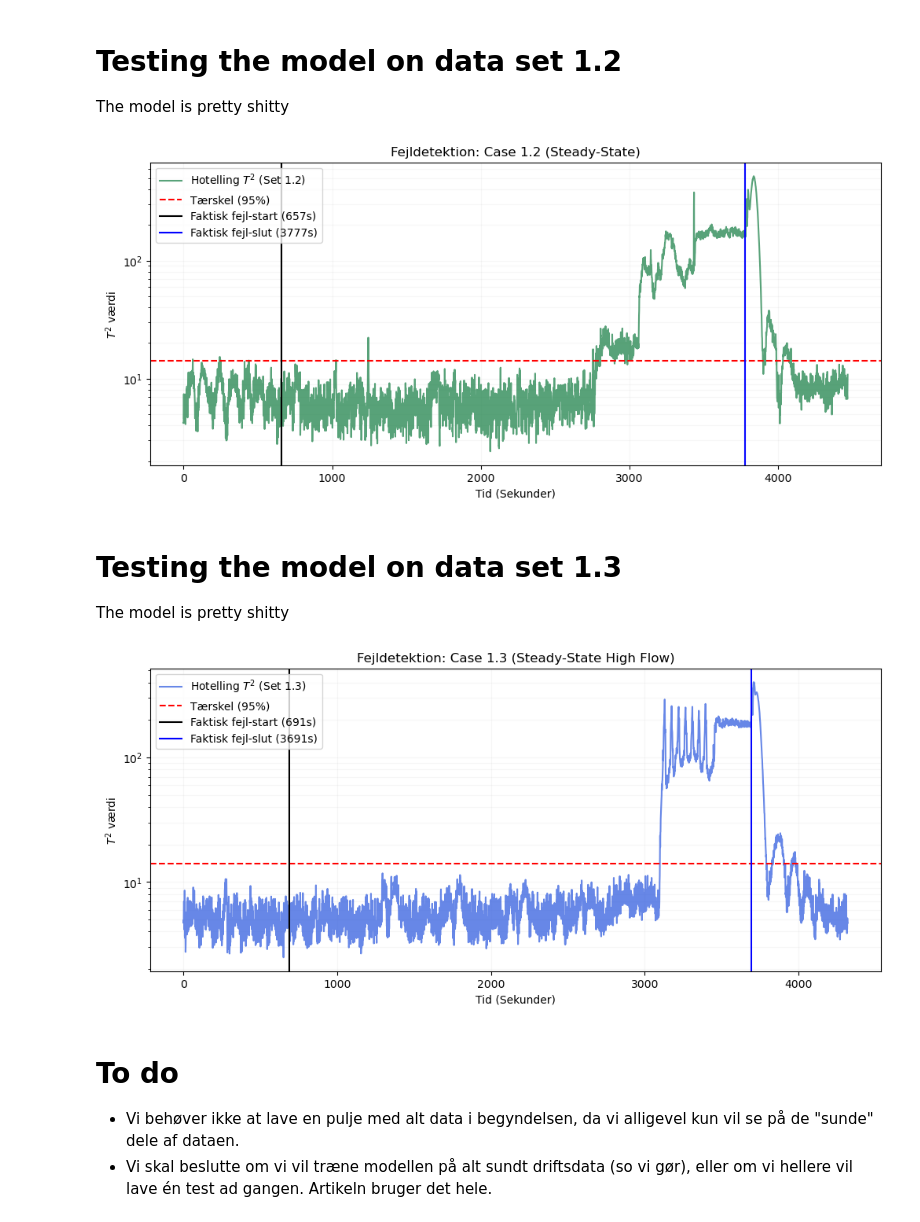
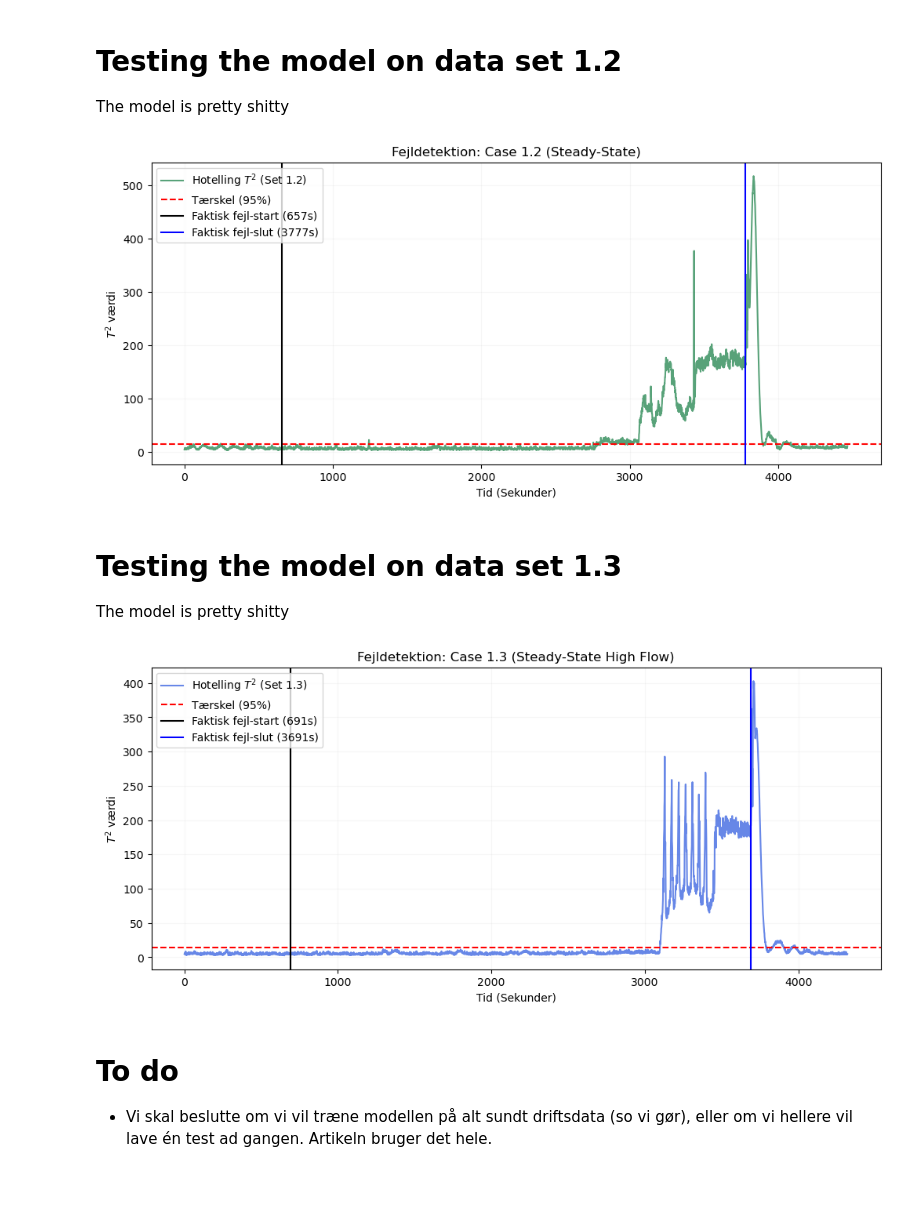
Before and after one commit to PeterAndersen-sdu/Fault-detection-project, a Jupyter notebook: project.ipynb, the cells around one changed output. Saved outputs shown, nothing was run; the diff lists cells and outputs as text; code cells hidden in the pictures; blank space fills up the shorter version.

```diff
--- a/project.ipynb
+++ b/project.ipynb
@@ -338,7 +338,7 @@ plt.axhline(y=T2_threshold, color='r', linestyle='--', label='Tærskel (95%)')
 plt.axvline(x=657, color='black', linestyle='-', label='Faktisk fejl-start (657s)')
 plt.axvline(x=3777, color='blue', linestyle='-', label='Faktisk fejl-slut (3777s)')
 
-plt.yscale('log')
+#plt.yscale('log')
 plt.title('Fejldetektion: Case 1.2 (Steady-State)')
 plt.xlabel('Tid (Sekunder)')
 plt.ylabel('$T^2$ værdi')
@@ -346,7 +346,7 @@ plt.grid(True, which="both", ls="-", alpha=0.1)
 plt.legend(loc='upper left')
 plt.show()
 # %% [output]
-[figure, old version]
+[figure, new version]
 # %% [markdown]
 # Testing the model on data set 1.3
 The model is pretty shitty
@@ -355,36 +355,35 @@ The model is pretty shitty
 X_test_raw_1_3 = df1_3_sensors.copy()
 
 # 2. Skaler data med de ORIGINALE trænings-parametre (mu og sigma fra din pulje)
 # RETTET: Sørg for at bruge _1_3 her
 X_test_1_3 = (X_test_raw_1_3 - train_mu) / train_sigma
 
 # 3. Projektion til PCA-rummet (Scores)
 T_test_1_3 = X_test_1_3 @ P
 
 # 4. Beregn T2-værdier (Vektoriseret)
 T2_values_1_3 = np.sum((T_test_1_3 @ Sigma_a_inv) * T_test_1_3, axis=1)
 
 # 5. Visualisering af resultatet for 1.3
 plt.figure(figsize=(12, 5))
 plt.plot(T2_values_1_3, label='Hotelling $T^2$ (Set 1.3)', color='royalblue', alpha=0.8)
 
 # Statistisk tærskel
 plt.axhline(y=T2_threshold, color='r', linestyle='--', label='Tærskel (95%)')
 
 # Markering af fejl-vinduet for Case 1.3 (Tabel 4)
 plt.axvline(x=691, color='black', linestyle='-', label='Faktisk fejl-start (691s)')
 plt.axvline(x=3691, color='blue', linestyle='-', label='Faktisk fejl-slut (3691s)')
 
-plt.yscale('log')
+#plt.yscale('log')
 plt.title('Fejldetektion: Case 1.3 (Steady-State High Flow)')
 plt.xlabel('Tid (Sekunder)')
 plt.ylabel('$T^2$ værdi')
 plt.grid(True, which="both", ls="-", alpha=0.1)
 plt.legend(loc='upper left')
 plt.show()
 # %% [output]
-[figure, old version]
+[figure, new version]
 # %% [markdown]
 # To do
-- Vi behøver ikke at lave en pulje med alt data i begyndelsen, da vi alligevel kun vil se på de "sunde" dele af dataen.
 - Vi skal beslutte om vi vil træne modellen på alt sundt driftsdata (so vi gør), eller om vi hellere vil lave én test ad gangen. Artikeln bruger det hele.
```
Also changed, not shown: parts of 3 cells of this notebook.
